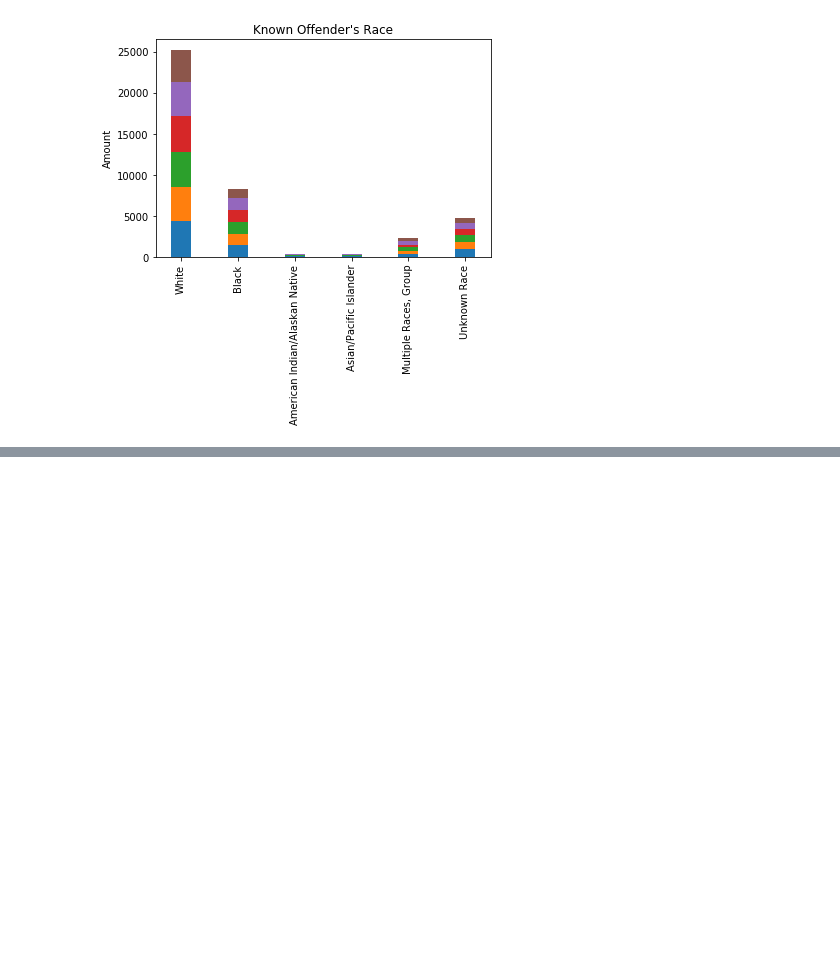
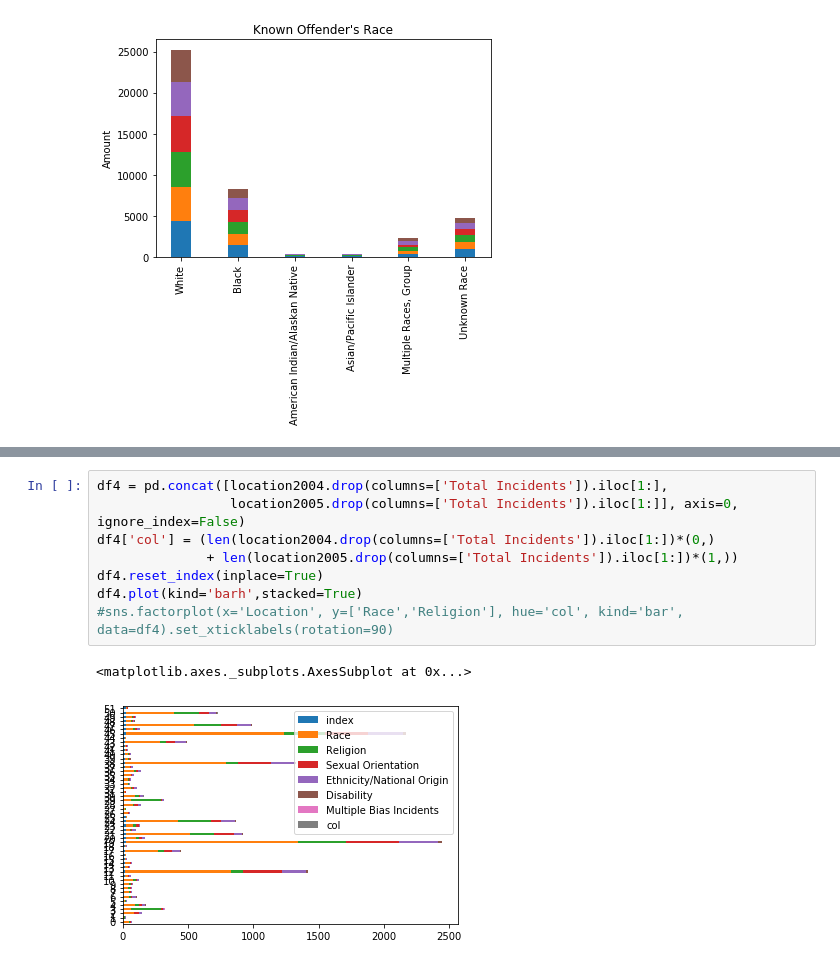
Before and after one commit to helenhc/Crime-Hate-Crime, a Jupyter notebook: 2004-2009.ipynb, the cells around one changed output, grey strips where cells are left out. Drawn from its saved outputs; the diff is of its cells as text; blank space fills up the shorter version.

```diff
--- a/2004-2009.ipynb
+++ b/2004-2009.ipynb
@@ -232,0 +274,11 @@ plt.show()
+# %%
+df4 = pd.concat([location2004.drop(columns=['Total Incidents']).iloc[1:],
+                 location2005.drop(columns=['Total Incidents']).iloc[1:]], axis=0, ignore_index=False)
+df4['col'] = (len(location2004.drop(columns=['Total Incidents']).iloc[1:])*(0,)
+              + len(location2005.drop(columns=['Total Incidents']).iloc[1:])*(1,))
+df4.reset_index(inplace=True)
+df4.plot(kind='barh',stacked=True)
+#sns.factorplot(x='Location', y=['Race','Religion'], hue='col', kind='bar', data=df4).set_xticklabels(rotation=90)
+# %% [output]
+<matplotlib.axes._subplots.AxesSubplot at 0x...>
+[figure, added]
```
Also changed, not shown: parts of 9 cells of this notebook.
